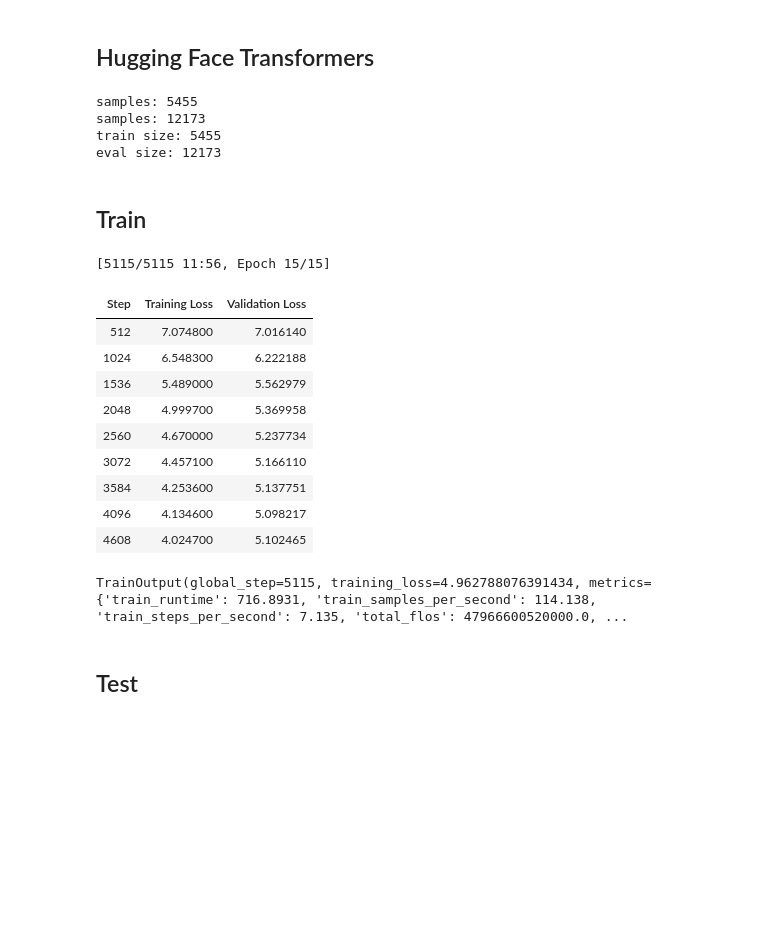
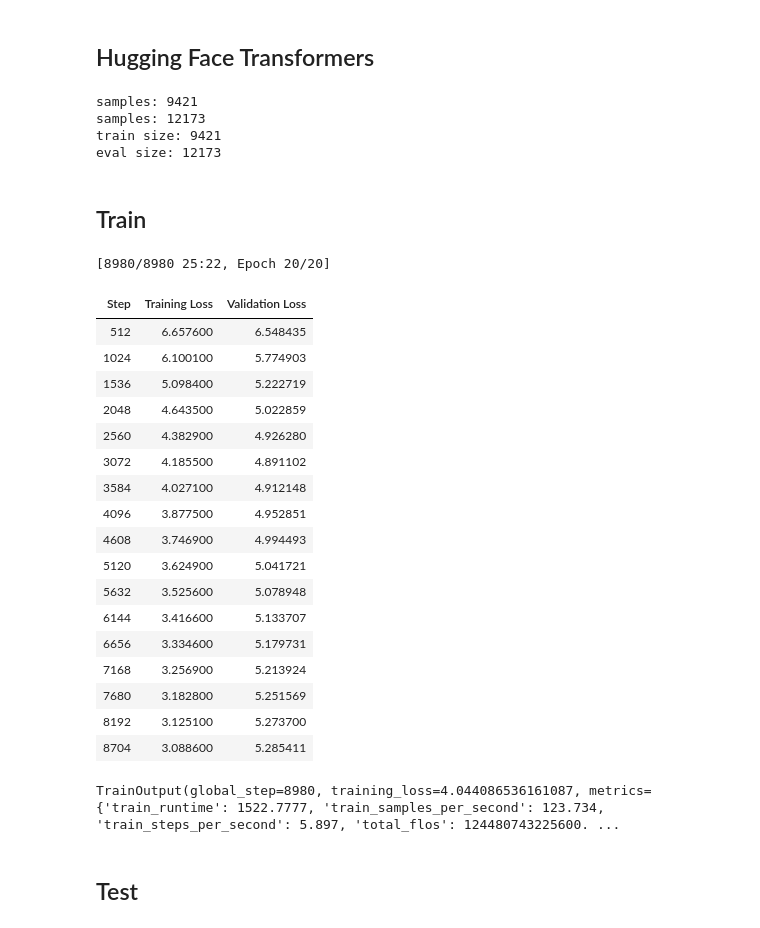
Before and after one commit to JoeyShapiro/GPT-Scratch-TimeSeries, a Jupyter notebook: gpt-timeseries.ipynb, the cells around one changed output. Saved outputs shown, nothing was run; the diff lists cells and outputs as text; code cells hidden in the pictures; blank space fills up the shorter version.

```diff
--- a/gpt-timeseries.ipynb
+++ b/gpt-timeseries.ipynb
@@ -390,7 +391,7 @@ input_files = ['etth1-clean-train.csv']
 
 # TODO handle better maybe
 # TODO change n-embed
-train_dataset = GPTDataset(files=input_files, window=config['training']['block_size'], samples_per_file=None, stride=19, normalize=False)
+train_dataset = GPTDataset(files=input_files, window=config['training']['block_size'], samples_per_file=None, stride=11, normalize=False)
 eval_dataset = GPTDataset(files=['etth1-clean-eval.csv'], window=config['training']['block_size'], samples_per_file=None, stride=1, normalize=False)
 
 # split the dataset in train and validation set
@@ -402,9 +403,9 @@ eval_dataset = GPTDataset(files=['etth1-clean-eval.csv'], window=config['trainin
 print('train size:', len(train_dataset))
 print('eval size:', len(eval_dataset))
 # %% [output]
-samples: 5455
+samples: 9421
 samples: 12173
-train size: 5455
+train size: 9421
 eval size: 12173
 # %% [markdown]
 ## Train
@@ -428,7 +429,7 @@ shutil.copy2('hyperparams.toml', output_dir / 'hyperparams.toml')
 
 training_args = TrainingArguments(
     output_dir=output_dir,
-    num_train_epoch=config['training']['epochs'],
+    num_train_epochs=config['training']['epochs'],
     per_device_train_batch_size=block_size,
     per_device_eval_batch_size=block_size,
     eval_steps=config['training']['eval_iterval'],
@@ -439,44 +440,52 @@ training_args = TrainingArguments(
     # fp16=True,  # if you want to use mixed precision training
     eval_strategy="steps",
     logging_dir="./logs",
     logging_steps=config['training']['eval_iterval'],
     dataloader_pin_memory=False,
 )
 
 # Wrap the model
 config = GPTConfig(
     block_size=block_size,
     vocab_size=config['model']['vocab_size'],
     n_embd=config['model']['n_embd'],
     n_head=config['model']['n_head'],
     n_layer=config['model']['n_layer'],
     dropout=config['regularzation']['dropout'],
 )
 
 model = GPTModelForTrainer(config)
 
 trainer = Trainer(
     model=model,
     args=training_args,
     train_dataset=train_dataset,
     eval_dataset=eval_dataset,
 )
 
 # Start training
 trainer.train()
 # %% [output]
-[5115/5115 11:56, Epoch 15/15]
+[8980/8980 25:22, Epoch 20/20]
 | Step | Training Loss | Validation Loss |
-| 512 | 7.074800 | 7.016140 |
-| 1024 | 6.548300 | 6.222188 |
-| 1536 | 5.489000 | 5.562979 |
-| 2048 | 4.999700 | 5.369958 |
-| 2560 | 4.670000 | 5.237734 |
-| 3072 | 4.457100 | 5.166110 |
-| 3584 | 4.253600 | 5.137751 |
-| 4096 | 4.134600 | 5.098217 |
-| 4608 | 4.024700 | 5.102465 |
+| 512 | 6.657600 | 6.548435 |
+| 1024 | 6.100100 | 5.774903 |
+| 1536 | 5.098400 | 5.222719 |
+| 2048 | 4.643500 | 5.022859 |
+| 2560 | 4.382900 | 4.926280 |
+| 3072 | 4.185500 | 4.891102 |
+| 3584 | 4.027100 | 4.912148 |
+| 4096 | 3.877500 | 4.952851 |
+| 4608 | 3.746900 | 4.994493 |
+| 5120 | 3.624900 | 5.041721 |
+| 5632 | 3.525600 | 5.078948 |
+| 6144 | 3.416600 | 5.133707 |
+| 6656 | 3.334600 | 5.179731 |
+| 7168 | 3.256900 | 5.213924 |
+| 7680 | 3.182800 | 5.251569 |
+| 8192 | 3.125100 | 5.273700 |
+| 8704 | 3.088600 | 5.285411 |
-TrainOutput(global_step=5115, training_loss=4.962788076391434, metrics={'train_runtime': 716.8931, 'train_samples_per_second': 114.138, 'train_steps_per_second': 7.135, 'total_flos': 47966600520000.0, ...
+TrainOutput(global_step=8980, training_loss=4.044086536161087, metrics={'train_runtime': 1522.7777, 'train_samples_per_second': 123.734, 'train_steps_per_second': 5.897, 'total_flos': 124480743225600. ...
 # %% [markdown]
 ## Test
 # %%
```
Also changed, not shown: parts of 9 cells of this notebook, 1 other file.
